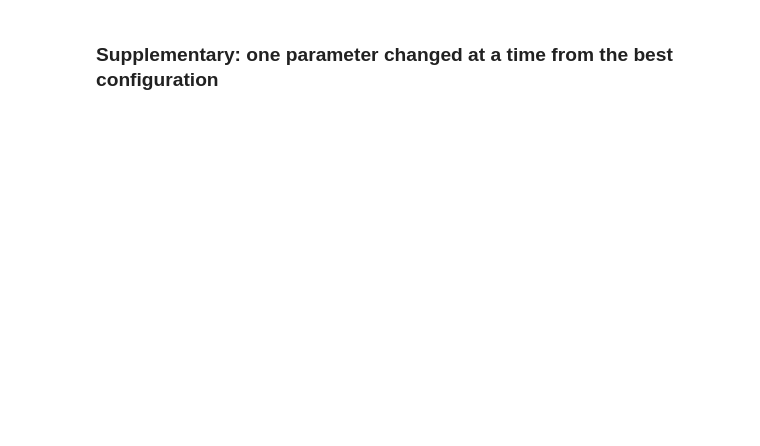
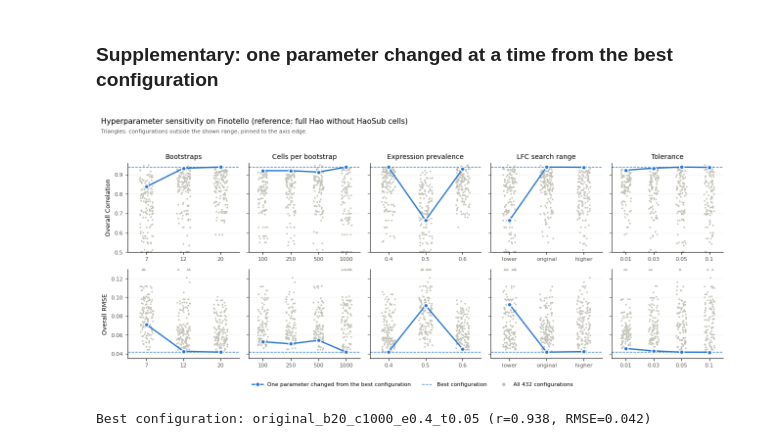
Before and after one commit to ComputationalBiomedicineGroup/rectangle_paper, a Jupyter notebook: notebooks/ablation.ipynb, the cells around one changed output. Drawn from its saved outputs; the diff is of its cells as text; code cells hidden in the pictures; blank space fills up the shorter version.

```diff
--- a/notebooks/ablation.ipynb
+++ b/notebooks/ablation.ipynb
@@ -138,9 +162,9 @@ import numpy as np
 import matplotlib.pyplot as plt
 from matplotlib.lines import Line2D
 
-# 432-configuration grid search (Finotello, full Hao without HaoSub), copied from
-# rectangle_benchmark/output/finotello_hyperparameter_search_hao_disjoint/results_ranked.csv
-grid = pd.read_csv('../data/ablation/finotello_hyperparameter_search_hao_disjoint.csv')
+# 432-configuration grid search (Finotello, full Hao without HaoSub), 2026-10-08 rerun.
+# Source: rectangle_benchmark/output/finotello_hyperparameter_search_hao_disjoint_rerun_2026_10_08/results_ranked.csv
+grid = pd.read_csv('../data/ablation/finotello_hyperparameter_search_hao_disjoint_rerun_2026_10_08.csv')
 best = grid.loc[grid['combined_position'].idxmin()]
 
 parameters = [
@@ -187,33 +211,36 @@ for col, (parameter, title, levels) in enumerate(parameters):
         ax.set_xticks(x)
         ax.set_xticklabels([str(level) for level in levels], fontsize=8, color=ink)
         ax.set_xlim(-0.5, len(levels) - 0.5)
         ax.grid(axis='y', color='#eeede9', linewidth=0.8)
         ax.set_axisbelow(True)
         for side in ['top', 'right']:
             ax.spines[side].set_visible(False)
         ax.tick_params(axis='y', labelsize=8, colors=ink)
         if row == 0:
             ax.set_title(title, fontsize=10)
         if col == 0:
             ax.set_ylabel(f'Overall {metric_name}', fontsize=9)
 
 legend_handles = [
     Line2D([], [], color=line_color, linewidth=2, marker='o', markersize=6, markeredgecolor='white',
            label='One parameter changed from the best configuration'),
     Line2D([], [], color=best_color, linestyle='--', linewidth=1, label='Best configuration'),
     Line2D([], [], color=grid_color, linestyle='none', marker='o', markersize=4, label='All 432 configurations'),
 ]
 fig.legend(handles=legend_handles, loc='lower center', ncol=3, frameon=False, fontsize=8,
            bbox_to_anchor=(0.5, -0.02))
 fig.suptitle('Hyperparameter sensitivity on Finotello (reference: full Hao without HaoSub cells)',
              fontsize=11, x=0.01, ha='left')
 fig.text(0.01, 0.925, 'Triangles: configurations outside the shown range, pinned to the axis edge.', fontsize=8, color=ink)
 plt.tight_layout(rect=(0, 0.04, 1, 0.93))
 plt.savefig('../output/ablation_fino_sensitivity.png', dpi=300, bbox_inches='tight')
 plt.show()
 
 print(f"Best configuration: {best['configuration']} "
       f"(r={best['overall_correlation']:.3f}, RMSE={best['overall_rmse']:.3f})")
+# %% [output]
+[figure, added]
+Best configuration: original_b20_c1000_e0.4_t0.05 (r=0.938, RMSE=0.042)
 # %% [markdown]
 # Cell-type level ablation on all Figure 2 datasets
 
```
Also changed, not shown: parts of 28 cells of this notebook.
